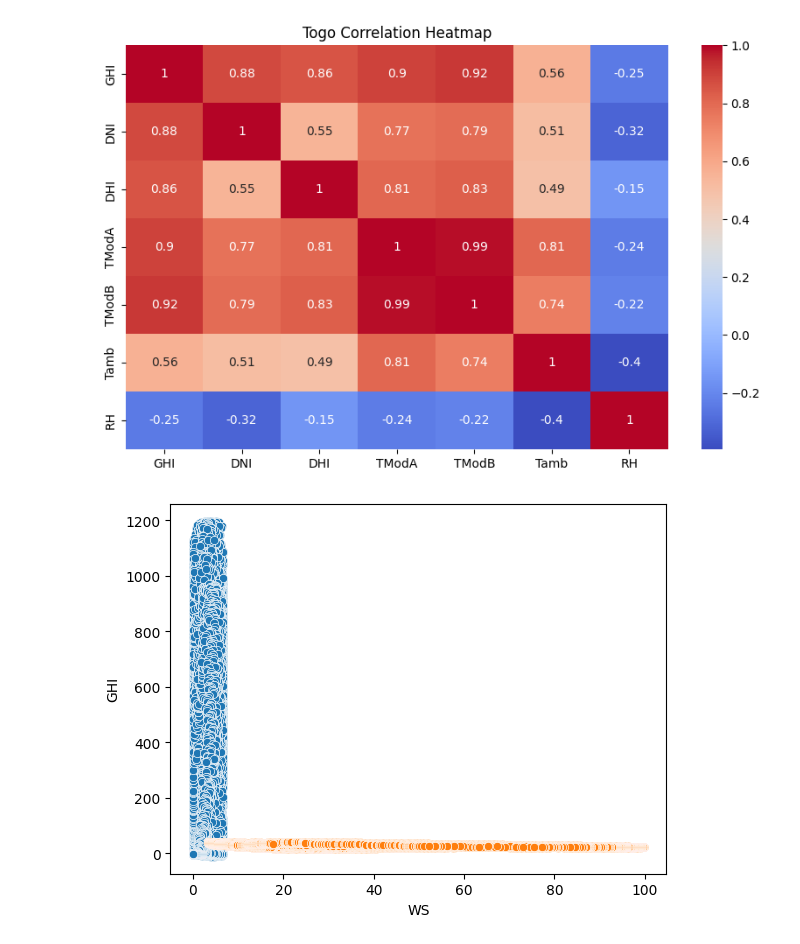
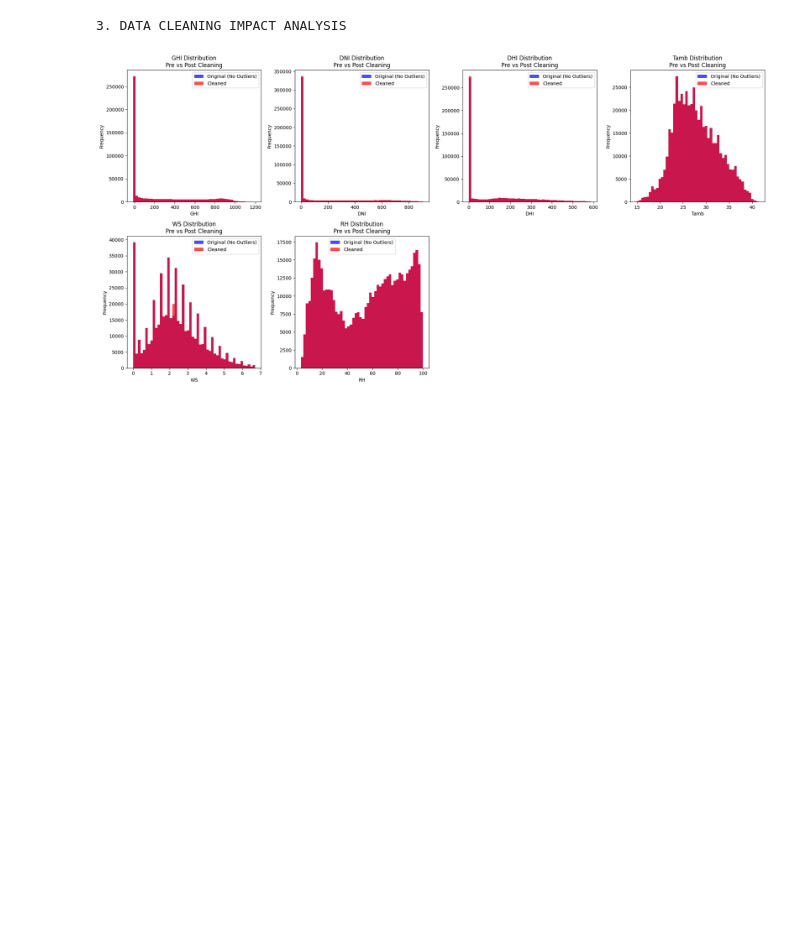
Before and after one commit to Saronzeleke/solar-challenge-week0, a Jupyter notebook: notebooks/3-togo-analysis.ipynb, the cells around one changed output. Drawn from its saved outputs; the diff is of its cells as text; code cells hidden in the pictures; blank space fills up the shorter version.

```diff
--- a/notebooks/3-togo-analysis.ipynb
+++ b/notebooks/3-togo-analysis.ipynb
@@ -51,4 +37,11 @@ dtype: float64
 # %%
-high_nulls = (df.isna().mean() * 100)[(df.isna().mean() * 100) > 5]
-print("Columns with >5% missing values:\n", high_nulls)
+# 1.2 Data Types and Basic Info
+print("\n📝 DATA TYPES AND STRUCTURE:")
+print(df.info())
+
+# 1.3 Summary Statistics
+print("\n📈 SUMMARY STATISTICS:")
+numerical_cols = [col for col in ['GHI', 'DNI', 'DHI', 'Tamb', 'WS', 'PW', 'RH'] if col in df.columns]
+summary_stats = df[numerical_cols].describe()
+print(summary_stats)
 # %% [output]
@@ -89,6 +141,5 @@ plt.show()
 # %%
-cleaning_effect = df_clean.groupby('Cleaning')[['ModA','ModB']].mean()
-cleaning_effect.plot(kind='bar', figsize=(8,6))
-plt.title(f"{country.capitalize()} Cleaning Impact")
-plt.show()
+# Apply outlier detection and handling
+print("Outlier Detection Results:")
+df_clean, outliers_report = detect_and_handle_outliers(df, numerical_cols)
 # %% [output]
@@ -96,15 +153,36 @@ plt.show()
 # %%
-# Correlation heatmap
-plt.figure(figsize=(10,6))
-sns.heatmap(df_clean[['GHI','DNI','DHI','TModA','TModB','Tamb','RH']].corr(), annot=True, cmap='coolwarm')
-plt.title(f"{country.capitalize()} Correlation Heatmap")
+print("3. DATA CLEANING IMPACT ANALYSIS")
+
+# Compare original vs cleaned data
+fig, axes = plt.subplots(2, 4, figsize=(20, 10))
+axes = axes.ravel()
+
+key_metrics = [col for col in ['GHI', 'DNI', 'DHI', 'Tamb', 'WS', 'PW', 'RH'] if col in df.columns]
+
+for i, col in enumerate(key_metrics):
+    # Original data (without outliers for fair comparison)
+    original_clean = df[col].dropna()
+    z_scores_orig = np.abs(stats.zscore(original_clean))
+    original_no_outliers = original_clean[z_scores_orig <= 3]
+
+    # Cleaned data
+    cleaned_vals = df_clean[col].dropna()
+
+    axes[i].hist(original_no_outliers, bins=50, alpha=0.7, label='Original (No Outliers)', color='blue')
+    axes[i].hist(cleaned_vals, bins=50, alpha=0.7, label='Cleaned', color='red')
+    axes[i].set_title(f'{col} Distribution\nPre vs Post Cleaning')
+    axes[i].legend()
+    axes[i].set_xlabel(col)
+    axes[i].set_ylabel('Frequency')
+
+# Remove empty subplot if any
+if len(key_metrics) < 8:
+    for i in range(len(key_metrics), 8):
+        fig.delaxes(axes[i])
+
+plt.tight_layout()
 plt.show()
-
-# Scatter plots
-sns.scatterplot(data=df_clean, x='WS', y='GHI')
-sns.scatterplot(data=df_clean, x='RH', y='Tamb')
-plt.show()
 # %% [output]
+3. DATA CLEANING IMPACT ANALYSIS
-[figure, old version]
+[figure, new version]
-[figure, removed]
 # %%
```
Also changed, not shown: parts of 16 cells of this notebook.
